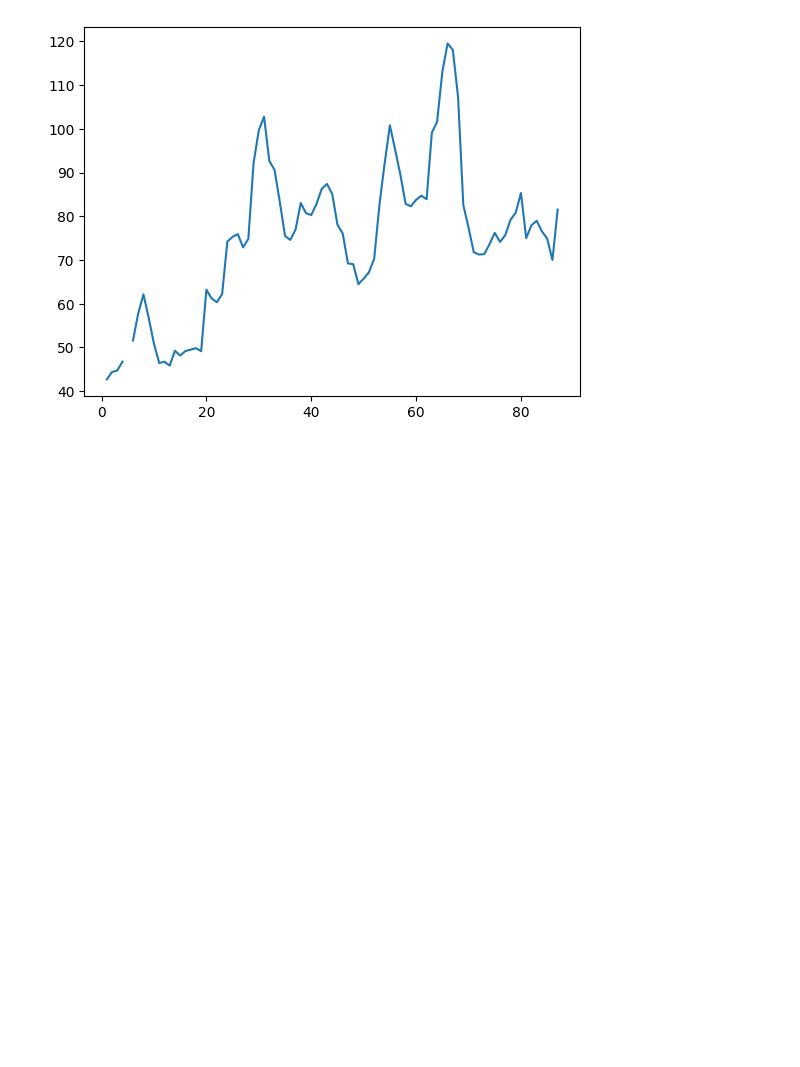
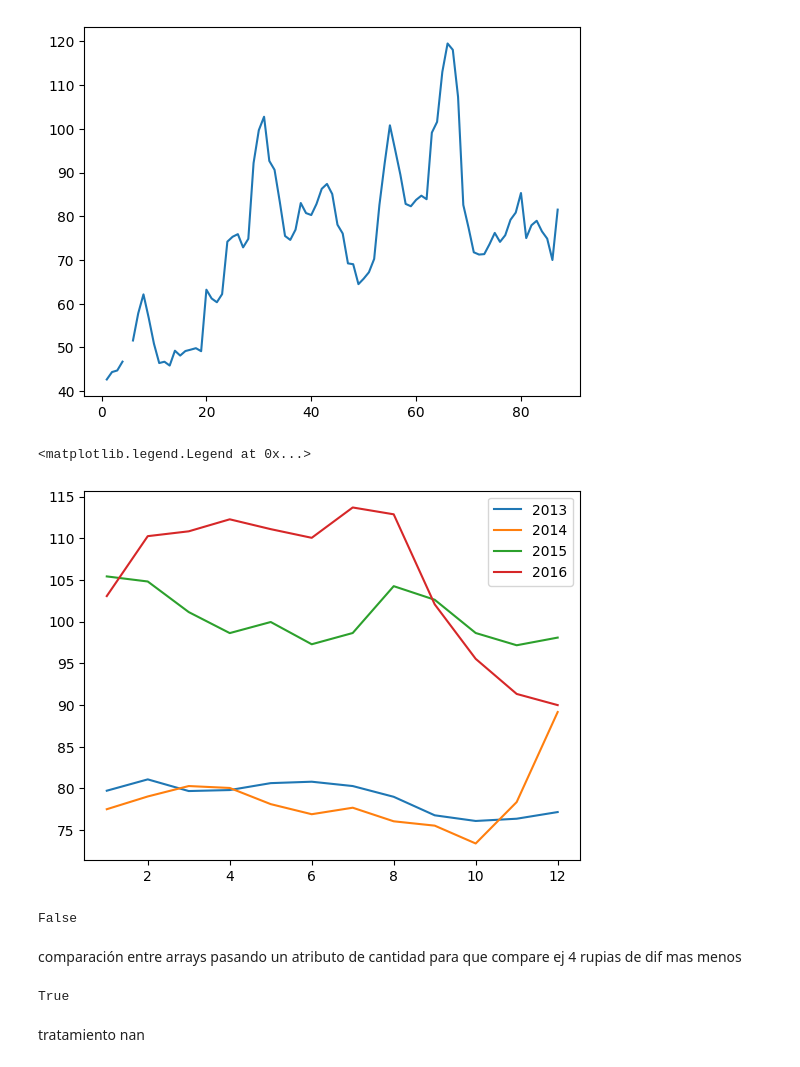
Before and after one commit to J0Barreto/Alura-Numpy, a Jupyter notebook: Numpy.ipynb, the cells around one changed output. Drawn from its saved outputs; the diff is of its cells as text; code cells hidden in the pictures; blank space fills up the shorter version.

Commit message:
Avances en el curso, comparación de arrays

```diff
--- a/Numpy.ipynb
+++ b/Numpy.ipynb
@@ -161,3 +161,30 @@ plt.plot(fechas, Kaliningrado)
 # %% [output]
 [<matplotlib.lines.Line2D at 0x...>]
 [figure]
+# %%
+Moscu_1 = Moscu[0:12]
+Moscu_2 = Moscu[12:24]
+Moscu_3 = Moscu[24:36]
+Moscu_4 = Moscu[36:48]
+# %%
+plt.plot(np.arange(1,13,1),Moscu_1)
+plt.plot(np.arange(1,13,1), Moscu_2)
+plt.plot(np.arange(1,13,1), Moscu_3)
+plt.plot(np.arange(1,13,1), Moscu_4)
+
+plt.legend(['2013','2014','2015','2016'])
+# %% [output]
+<matplotlib.legend.Legend at 0x...>
+[figure, added]
+# %%
+np.array_equal(Moscu_1,Moscu_2)
+# %% [output]
+False
+# %% [markdown]
+comparación entre arrays pasando un atributo de cantidad para que compare ej 4 rupias de dif mas menos
+# %%
+np.allclose(Moscu_1,Moscu_2, 4)
+# %% [output]
+True
+# %% [markdown]
+tratamiento nan
```
Also changed, not shown: parts of 15 cells of this notebook.
